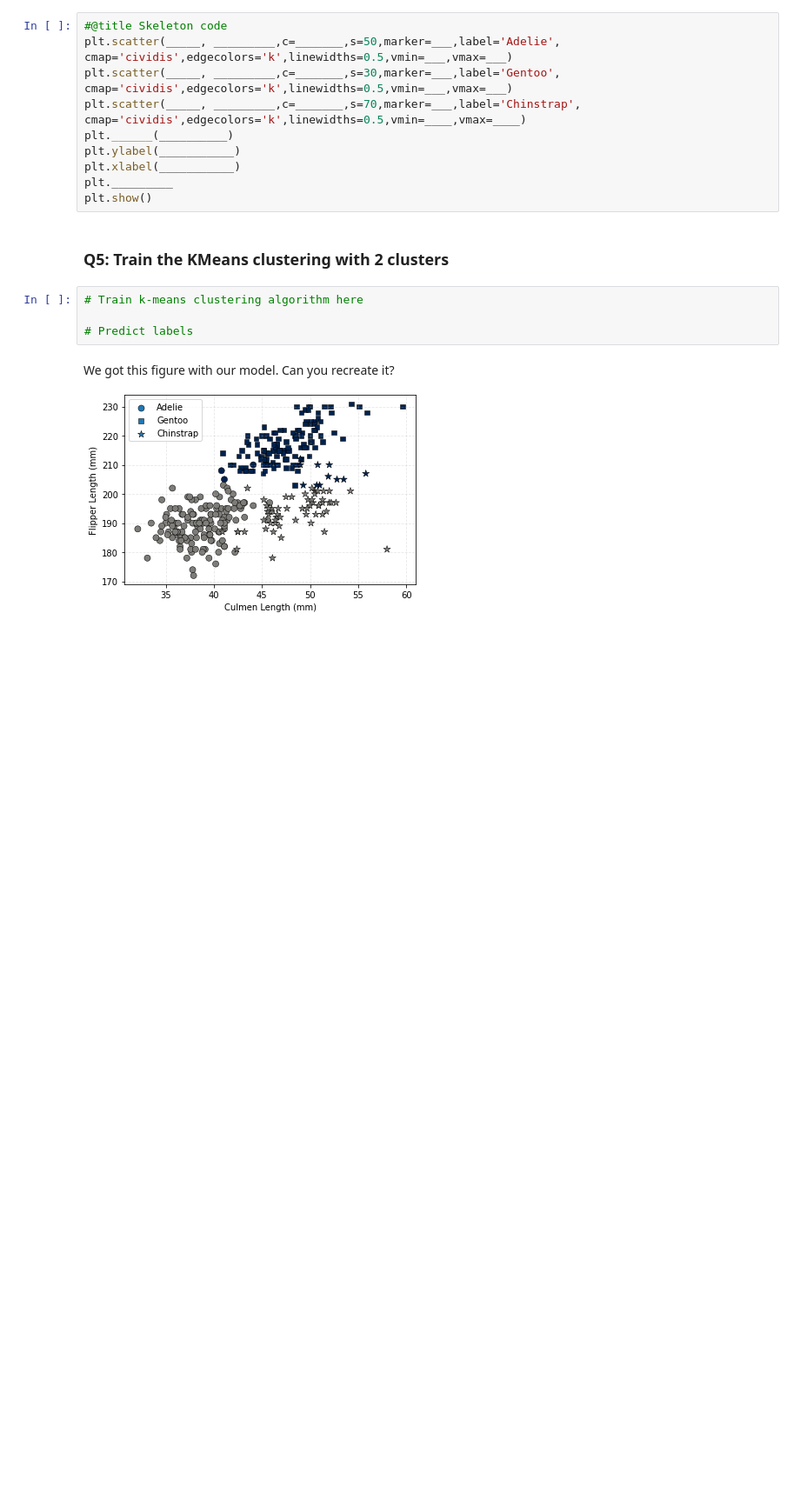
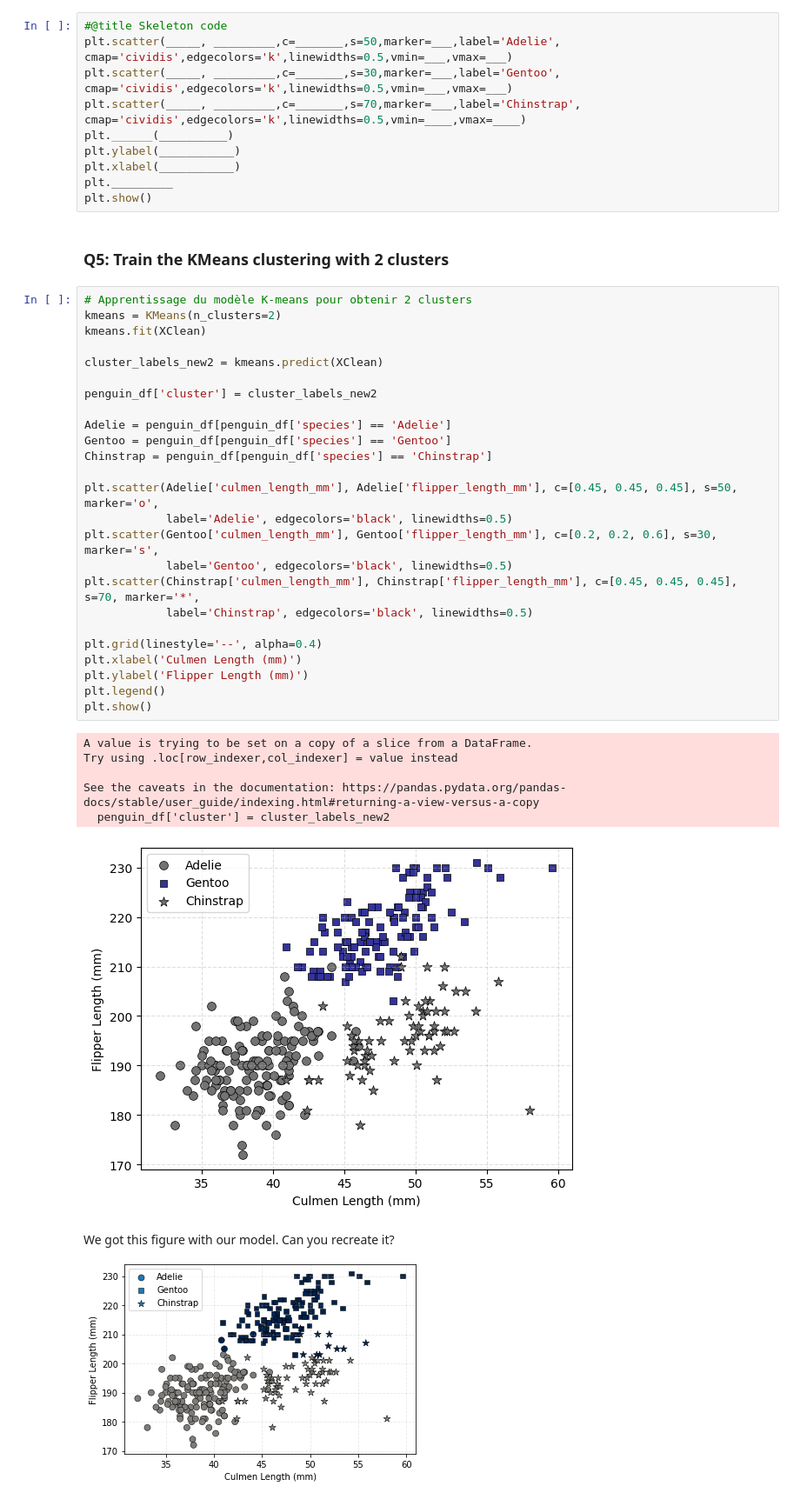
Before and after one commit to Lipow17/2024_Intro_Python, a Jupyter notebook: W4_S1.ipynb, the cells around one changed output. Shown at 87% size. Cells and saved outputs as stored; diff of their text form; blank space fills up the shorter version.

```diff
--- a/W4_S1.ipynb
+++ b/W4_S1.ipynb
@@ -322,10 +366,38 @@ plt._________
 plt.show()
 # %% [markdown]
 ### Q5: Train the KMeans clustering with 2 clusters
-# %%
-# Train k-means clustering algorithm here
-
-# Predict labels
+# %%
+# Apprentissage du modèle K-means pour obtenir 2 clusters
+kmeans = KMeans(n_clusters=2)
+kmeans.fit(XClean)
+
+cluster_labels_new2 = kmeans.predict(XClean)
+
+penguin_df['cluster'] = cluster_labels_new2
+
+Adelie = penguin_df[penguin_df['species'] == 'Adelie']
+Gentoo = penguin_df[penguin_df['species'] == 'Gentoo']
+Chinstrap = penguin_df[penguin_df['species'] == 'Chinstrap']
+
+plt.scatter(Adelie['culmen_length_mm'], Adelie['flipper_length_mm'], c=[0.45, 0.45, 0.45], s=50, marker='o',
+            label='Adelie', edgecolors='black', linewidths=0.5)
+plt.scatter(Gentoo['culmen_length_mm'], Gentoo['flipper_length_mm'], c=[0.2, 0.2, 0.6], s=30, marker='s',
+            label='Gentoo', edgecolors='black', linewidths=0.5)
+plt.scatter(Chinstrap['culmen_length_mm'], Chinstrap['flipper_length_mm'], c=[0.45, 0.45, 0.45], s=70, marker='*',
+            label='Chinstrap', edgecolors='black', linewidths=0.5)
+
+plt.grid(linestyle='--', alpha=0.4)
+plt.xlabel('Culmen Length (mm)')
+plt.ylabel('Flipper Length (mm)')
+plt.legend()
+plt.show()
+# %% [output]
+A value is trying to be set on a copy of a slice from a DataFrame.
+Try using .loc[row_indexer,col_indexer] = value instead
+
+See the caveats in the documentation: https://pandas.pydata.org/pandas-docs/stable/user_guide/indexing.html#returning-a-view-versus-a-copy
+  penguin_df['cluster'] = cluster_labels_new2
+[figure, added]
 # %% [markdown]
 We got this figure with our model. Can you recreate it?
 
```
Also changed, not shown: parts of 11 cells of this notebook.
